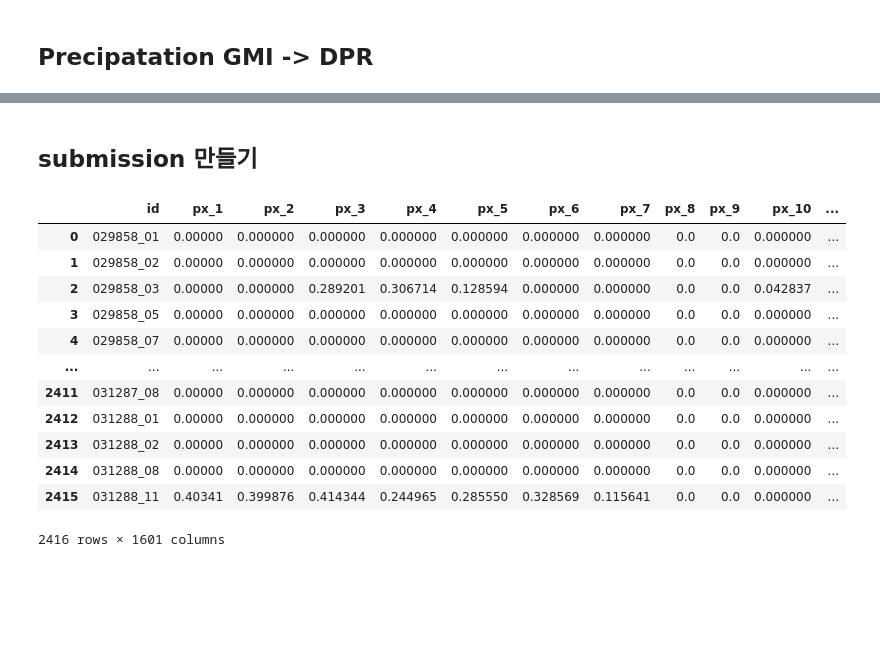
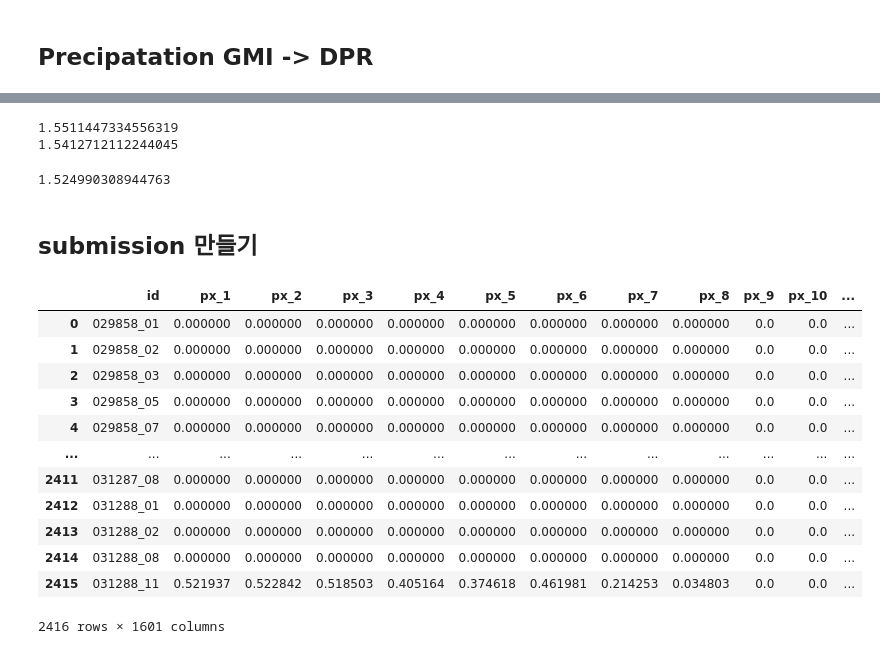
Before and after one commit to deagwon97/dacon-satellite-precipitation, a Jupyter notebook: Dacon_satellite_baseline.ipynb, the cells around one changed output, grey strips where cells are left out. Saved outputs shown, nothing was run; the diff lists cells and outputs as text; code cells hidden in the pictures; blank space fills up the shorter version.

```diff
--- a/Dacon_satellite_baseline.ipynb
+++ b/Dacon_satellite_baseline.ipynb
@@ -133,20 +136,23 @@ def maeOverFscore_keras(y_true, y_pred):
 def create_model():
     inputs=Input((40, 40, 10))
 
-    bn=BatchNormalization()(inputs)
-    conv0=Conv2D(256, kernel_size=1, strides=1, padding='same', activation='relu')(bn)
+    conv0=Conv2D(256, kernel_size=1, strides=1, padding='same', activation='relu')(inputs)
+    conv0=Dropout(0.5)(conv0)
 
     bn=BatchNormalization()(conv0)
     conv=Conv2D(128, kernel_size=2, strides=1, padding='same', activation='relu')(bn)
+    conv=Dropout(0.5)(conv)
     concat=concatenate([conv0, conv], axis=3)
 
     bn=BatchNormalization()(concat)
     conv=Conv2D(64, kernel_size=3, strides=1, padding='same', activation='relu')(bn)
+    conv=Dropout(0.5)(conv)
     concat=concatenate([concat, conv], axis=3)
 
     for i in range(5):
         bn=BatchNormalization()(concat)
         conv=Conv2D(32, kernel_size=3, strides=1, padding='same', activation='relu')(bn)
+        conv=Dropout(0.5)(conv)
         concat=concatenate([concat, conv], axis=3)
 
     bn=BatchNormalization()(concat)
@@ -185,16 +177,17 @@ INFO:tensorflow:*** Num TPU Workers: 1
 # %%
 x_val, y_val = val[:, :, :, :10], val[:, :, :, -1]
-train_data = [[abcd]]
+train_data = [[abcd, acbd, badc, bdac], [cadb, cdab, dbca, dcba]]
 
 models = []
 for t in train_data:
     _train = np.concatenate(t)
     x_train, y_train = _train[:, :, :, :10], _train[:, :, :, -1]
 
-    with tpu_strategy.scope():
-        model = create_model()
-        model.compile(loss="mae", optimizer="adam")
-    model.fit(x_train, y_train, epochs=40, batch_size=128)
+    # with tpu_strategy.scope():
+    model = create_model()
+    model.compile(loss="mae", optimizer="adam", metrics=[maeOverFscore_keras, fscore_keras])
+    early_stopping = tf.keras.callbacks.EarlyStopping(monitor='val_maeOverFscore_keras', patience=5)
+    model.fit(x_train, y_train, epochs=50, batch_size=128, validation_data=(x_val, val_preci), callbacks=[early_stopping])  # batch_size 128 넘으면 안 됨
     models.append(model)
 
     del x_train, y_train
@@ -277,14 +270,14 @@ def proc_func(splitted, dpr_preci, proc_id):
     dpr_preci[proc_id] = arr
 
 def gmi2dpr(test, gmi_preci):
-    n_procs = 4
+    n_procs = 8
     procs = []
     manager = Manager()
     dpr_preci = manager.list([None] * n_procs)
 
     data = np.concatenate((test, gmi_preci), axis=3)
     n_imgs = data.shape[0]  # split data into n_procs arrays
-    splitted = np.split(data, np.arange((n_imgs + n_procs - 1) // n_procs, n_imgs, n_imgs // n_procs))
+    splitted = np.split(data, np.arange(n_imgs // n_procs + n_imgs % n_procs, n_imgs, n_imgs // n_procs))
 
     for proc_id in range(n_procs):
         proc = Process(target=proc_func, args=(splitted, dpr_preci, proc_id))
@@ -299,3 +294,22 @@ def gmi2dpr(test, gmi_preci):
+# %%
+x_val, y_val = val[:, :, :, :10], val[:, :, :, -1]
+
+preds = []
+for model in models:
+    pred = model.predict(x_val)
+    pred = gmi2dpr(val[:, :, :, :-1], pred)
+    preds.append(pred)
+    val_score = maeOverFscore(y_val, pred)
+    print(val_score)
+final_pred = sum(preds) / len(preds)
+final_val_score = maeOverFscore(y_val, final_pred)
+final_val_score
+# %% [output]
+1.5511447334556319
+1.5412712112244045
+1.524990308944763
+# %% [markdown]
+## submission 만들기
 # %%
 test = preprocess(test)
 x_test = test[:, :, :, :10]
@@ -306,26 +320,24 @@ for model in models:
     pred = gmi2dpr(test, pred)
     preds.append(pred)
 final_pred = sum(preds) / len(preds)
-# %% [markdown]
-## submission 만들기
 # %%
 submission = pd.read_csv('/content/drive/My Drive/2020 Kaggle Study/data/sample_submission.csv')
 submission.iloc[:,1:] = final_pred.reshape(-1, 1600)
 # %%
 # 제출 파일 저장하기
-submission.to_csv('/content/drive/My Drive/2020 Kaggle Study/submission/submission2022.csv', index=False)
+submission.to_csv('/content/drive/My Drive/2020 Kaggle Study/submission/submission2208.csv', index=False)
 submission
 # %% [output]
 |  | id | px_1 | px_2 | px_3 | px_4 | px_5 | px_6 | px_7 | px_8 | px_9 | px_10 | ... |
-| 0 | 029858_01 | 0.00000 | 0.000000 | 0.000000 | 0.000000 | 0.000000 | 0.000000 | 0.000000 | 0.0 | 0.0 | 0.000000 | ... |
-| 1 | 029858_02 | 0.00000 | 0.000000 | 0.000000 | 0.000000 | 0.000000 | 0.000000 | 0.000000 | 0.0 | 0.0 | 0.000000 | ... |
-| 2 | 029858_03 | 0.00000 | 0.000000 | 0.289201 | 0.306714 | 0.128594 | 0.000000 | 0.000000 | 0.0 | 0.0 | 0.042837 | ... |
-| 3 | 029858_05 | 0.00000 | 0.000000 | 0.000000 | 0.000000 | 0.000000 | 0.000000 | 0.000000 | 0.0 | 0.0 | 0.000000 | ... |
-| 4 | 029858_07 | 0.00000 | 0.000000 | 0.000000 | 0.000000 | 0.000000 | 0.000000 | 0.000000 | 0.0 | 0.0 | 0.000000 | ... |
+| 0 | 029858_01 | 0.000000 | 0.000000 | 0.000000 | 0.000000 | 0.000000 | 0.000000 | 0.000000 | 0.000000 | 0.0 | 0.0 | ... |
+| 1 | 029858_02 | 0.000000 | 0.000000 | 0.000000 | 0.000000 | 0.000000 | 0.000000 | 0.000000 | 0.000000 | 0.0 | 0.0 | ... |
+| 2 | 029858_03 | 0.000000 | 0.000000 | 0.000000 | 0.000000 | 0.000000 | 0.000000 | 0.000000 | 0.000000 | 0.0 | 0.0 | ... |
+| 3 | 029858_05 | 0.000000 | 0.000000 | 0.000000 | 0.000000 | 0.000000 | 0.000000 | 0.000000 | 0.000000 | 0.0 | 0.0 | ... |
+| 4 | 029858_07 | 0.000000 | 0.000000 | 0.000000 | 0.000000 | 0.000000 | 0.000000 | 0.000000 | 0.000000 | 0.0 | 0.0 | ... |
 | ... | ... | ... | ... | ... | ... | ... | ... | ... | ... | ... | ... | ... |
-| 2411 | 031287_08 | 0.00000 | 0.000000 | 0.000000 | 0.000000 | 0.000000 | 0.000000 | 0.000000 | 0.0 | 0.0 | 0.000000 | ... |
-| 2412 | 031288_01 | 0.00000 | 0.000000 | 0.000000 | 0.000000 | 0.000000 | 0.000000 | 0.000000 | 0.0 | 0.0 | 0.000000 | ... |
-| 2413 | 031288_02 | 0.00000 | 0.000000 | 0.000000 | 0.000000 | 0.000000 | 0.000000 | 0.000000 | 0.0 | 0.0 | 0.000000 | ... |
-| 2414 | 031288_08 | 0.00000 | 0.000000 | 0.000000 | 0.000000 | 0.000000 | 0.000000 | 0.000000 | 0.0 | 0.0 | 0.000000 | ... |
-| 2415 | 031288_11 | 0.40341 | 0.399876 | 0.414344 | 0.244965 | 0.285550 | 0.328569 | 0.115641 | 0.0 | 0.0 | 0.000000 | ... |
+| 2411 | 031287_08 | 0.000000 | 0.000000 | 0.000000 | 0.000000 | 0.000000 | 0.000000 | 0.000000 | 0.000000 | 0.0 | 0.0 | ... |
+| 2412 | 031288_01 | 0.000000 | 0.000000 | 0.000000 | 0.000000 | 0.000000 | 0.000000 | 0.000000 | 0.000000 | 0.0 | 0.0 | ... |
+| 2413 | 031288_02 | 0.000000 | 0.000000 | 0.000000 | 0.000000 | 0.000000 | 0.000000 | 0.000000 | 0.000000 | 0.0 | 0.0 | ... |
+| 2414 | 031288_08 | 0.000000 | 0.000000 | 0.000000 | 0.000000 | 0.000000 | 0.000000 | 0.000000 | 0.000000 | 0.0 | 0.0 | ... |
+| 2415 | 031288_11 | 0.521937 | 0.522842 | 0.518503 | 0.405164 | 0.374618 | 0.461981 | 0.214253 | 0.034803 | 0.0 | 0.0 | ... |
 2416 rows × 1601 columns
```
Also changed, not shown: parts of 9 cells of this notebook.
